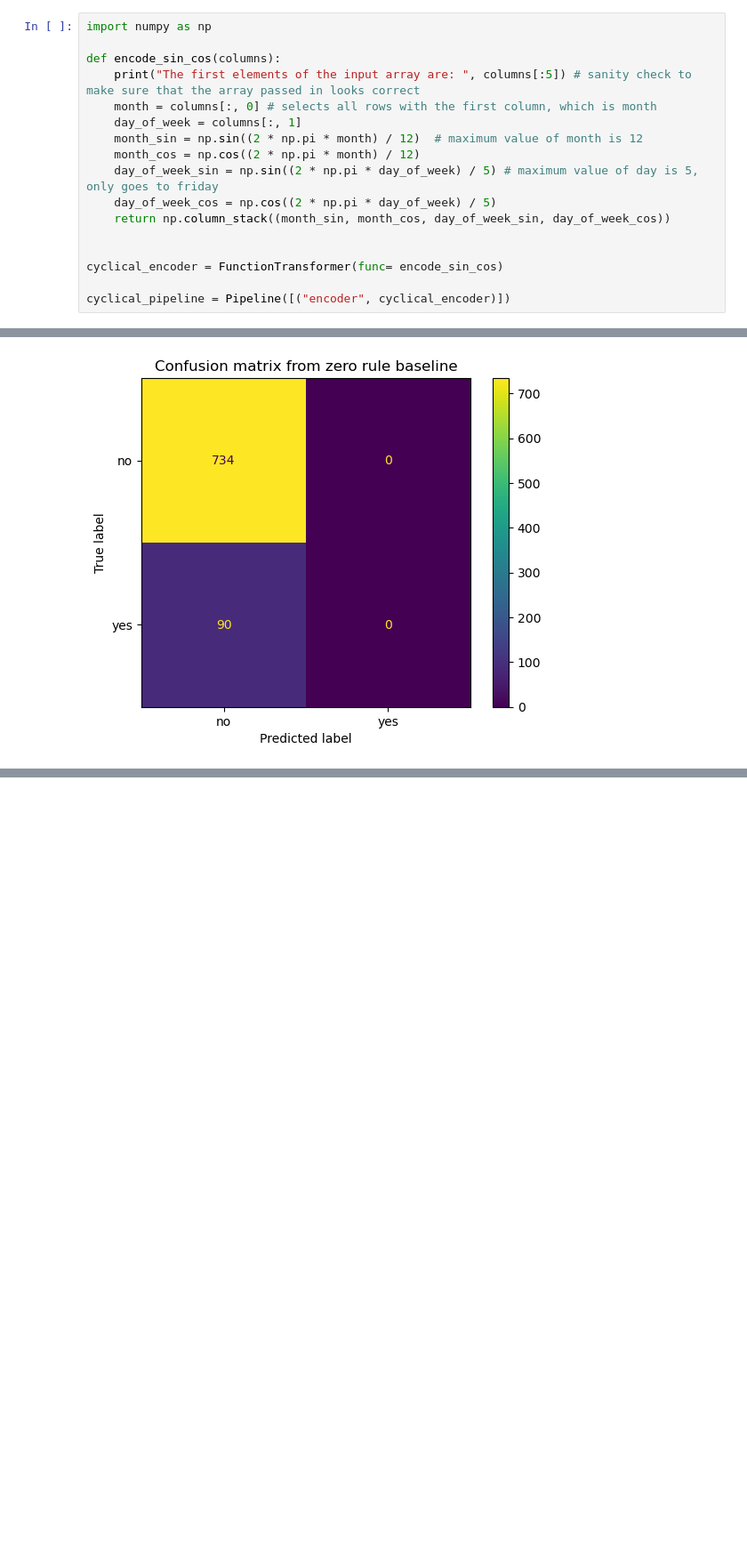
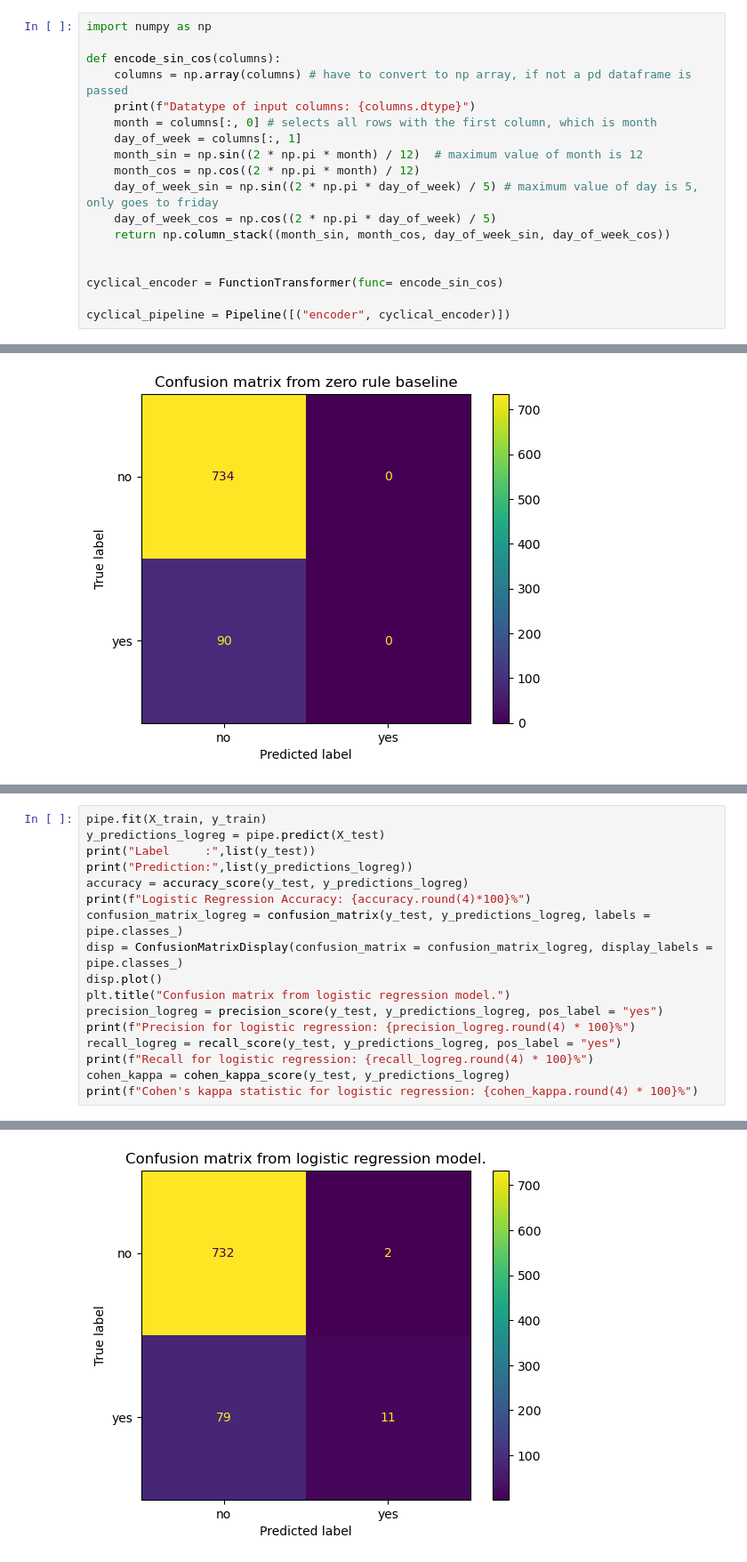
Before and after one commit to ultimatecatfan/ML-fundamentals-2026, a Jupyter notebook: assignment_1_yuting_guo.ipynb, the cells around one changed output, grey strips where cells are left out. Shown at 89% size. Drawn from its saved outputs; the diff is of its cells as text; blank space fills up the shorter version.

Commit message:
Added code for the logistic regression model

```diff
--- a/assignment_1_yuting_guo.ipynb
+++ b/assignment_1_yuting_guo.ipynb
@@ -439,7 +439,8 @@ Dataframe after mapping:
 import numpy as np
 
 def encode_sin_cos(columns):
-    print("The first elements of the input array are: ", columns[:5]) # sanity check to make sure that the array passed in looks correct
+    columns = np.array(columns) # have to convert to np array, if not a pd dataframe is passed
+    print(f"Datatype of input columns: {columns.dtype}")
     month = columns[:, 0] # selects all rows with the first column, which is month
     day_of_week = columns[:, 1]
     month_sin = np.sin((2 * np.pi * month) / 12)  # maximum value of month is 12
@@ -499,0 +503,18 @@ Recall for zero rule baseline: 0.0%
+# %%
+pipe.fit(X_train, y_train)
+y_predictions_logreg = pipe.predict(X_test)
+print("Label     :",list(y_test))
+print("Prediction:",list(y_predictions_logreg))
+accuracy = accuracy_score(y_test, y_predictions_logreg)
+print(f"Logistic Regression Accuracy: {accuracy.round(4)*100}%")
+confusion_matrix_logreg = confusion_matrix(y_test, y_predictions_logreg, labels = pipe.classes_)
+disp = ConfusionMatrixDisplay(confusion_matrix = confusion_matrix_logreg, display_labels = pipe.classes_)
+disp.plot()
+plt.title("Confusion matrix from logistic regression model.")
+precision_logreg = precision_score(y_test, y_predictions_logreg, pos_label = "yes")
+print(f"Precision for logistic regression: {precision_logreg.round(4) * 100}%")
+recall_logreg = recall_score(y_test, y_predictions_logreg, pos_label = "yes")
+print(f"Recall for logistic regression: {recall_logreg.round(4) * 100}%")
+cohen_kappa = cohen_kappa_score(y_test, y_predictions_logreg)
+print(f"Cohen's kappa statistic for logistic regression: {cohen_kappa.round(4) * 100}%")
+# %% [output]
@@ -499,0 +527 @@ Recall for zero rule baseline: 0.0%
+[figure, added]
```
Also changed, not shown: parts of 3 cells of this notebook, 4 other files.
